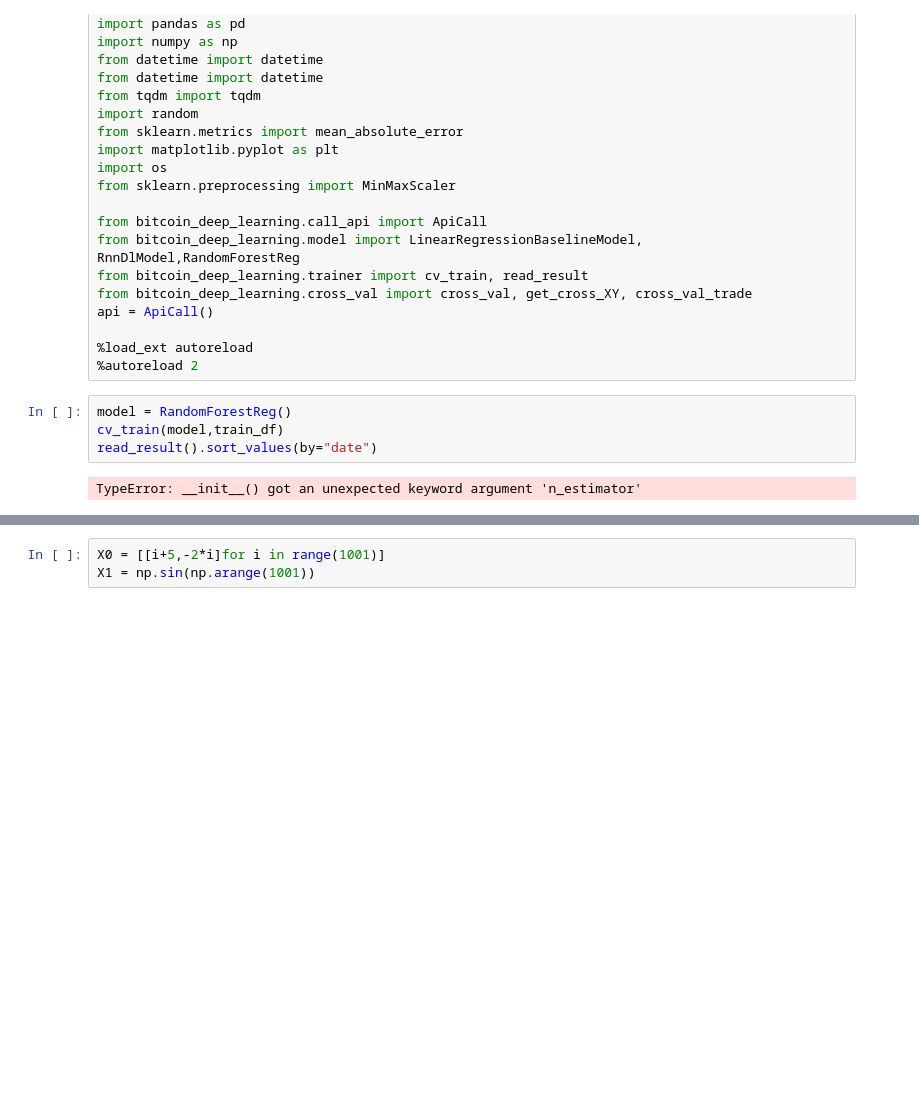
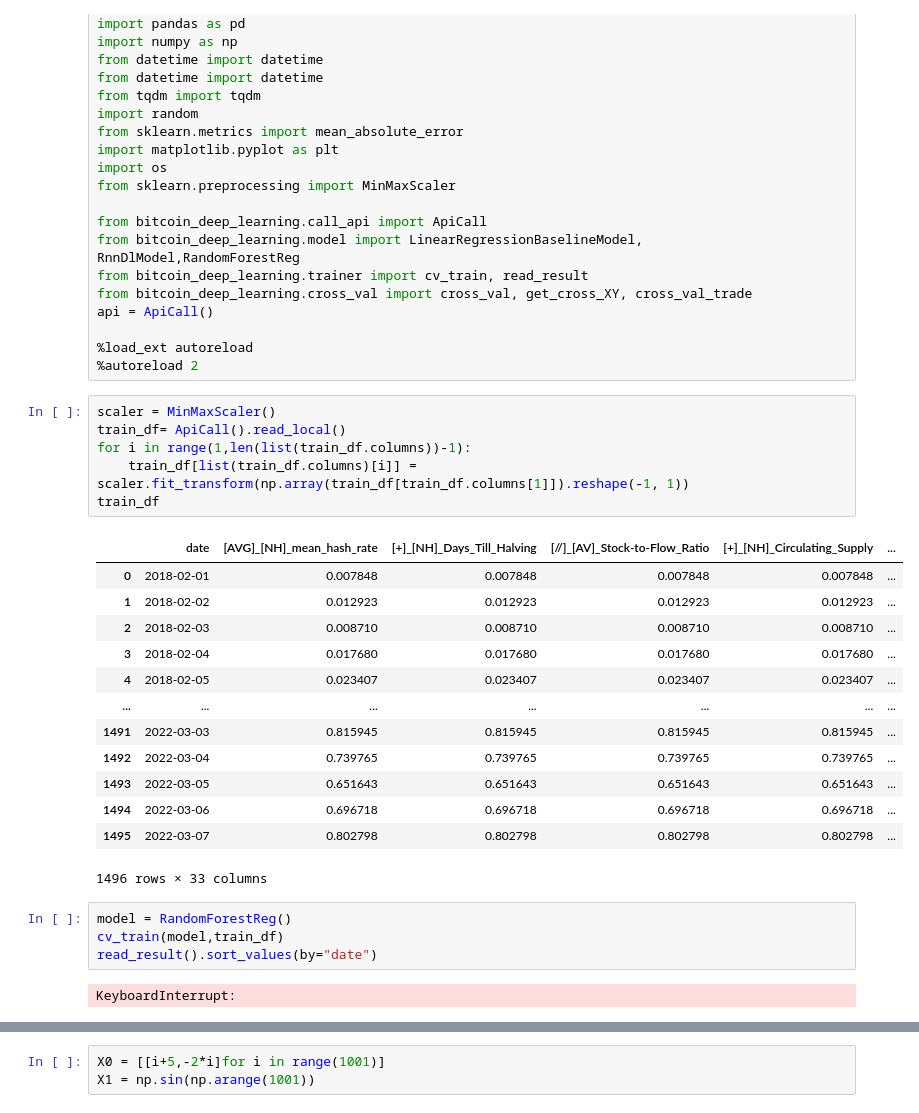
Before and after one commit to AlexandreLaizet/bitcoin_deep_learning, a Jupyter notebook: notebooks/Etienne.ipynb, the cells around one changed output, grey strips where cells are left out. Saved outputs shown, nothing was run; the diff lists cells and outputs as text; blank space fills up the shorter version.

```diff
--- a/notebooks/Etienne.ipynb
+++ b/notebooks/Etienne.ipynb
@@ -23,9 +23,29 @@ api = ApiCall()
 
 %load_ext autoreload
 %autoreload 2
+# %%
+scaler = MinMaxScaler()
+train_df= ApiCall().read_local()
+for i in range(1,len(list(train_df.columns))-1):
+    train_df[list(train_df.columns)[i]] = scaler.fit_transform(np.array(train_df[train_df.columns[1]]).reshape(-1, 1))
+train_df
+# %% [output]
+|  | date | [AVG]_[NH]_mean_hash_rate | [+]_[NH]_Days_Till_Halving | [//]_[AV]_Stock-to-Flow_Ratio | [+]_[NH]_Circulating_Supply | ... |
+| 0 | 2018-02-01 | 0.007848 | 0.007848 | 0.007848 | 0.007848 | ... |
+| 1 | 2018-02-02 | 0.012923 | 0.012923 | 0.012923 | 0.012923 | ... |
+| 2 | 2018-02-03 | 0.008710 | 0.008710 | 0.008710 | 0.008710 | ... |
+| 3 | 2018-02-04 | 0.017680 | 0.017680 | 0.017680 | 0.017680 | ... |
+| 4 | 2018-02-05 | 0.023407 | 0.023407 | 0.023407 | 0.023407 | ... |
+| ... | ... | ... | ... | ... | ... | ... |
+| 1491 | 2022-03-03 | 0.815945 | 0.815945 | 0.815945 | 0.815945 | ... |
+| 1492 | 2022-03-04 | 0.739765 | 0.739765 | 0.739765 | 0.739765 | ... |
+| 1493 | 2022-03-05 | 0.651643 | 0.651643 | 0.651643 | 0.651643 | ... |
+| 1494 | 2022-03-06 | 0.696718 | 0.696718 | 0.696718 | 0.696718 | ... |
+| 1495 | 2022-03-07 | 0.802798 | 0.802798 | 0.802798 | 0.802798 | ... |
+1496 rows × 33 columns
 # %%
 model = RandomForestReg()
 cv_train(model,train_df)
 read_result().sort_values(by="date")
 # %% [output]
-TypeError: __init__() got an unexpected keyword argument 'n_estimator'
+KeyboardInterrupt:
```
Also changed, not shown: parts of 2 cells of this notebook, 2 other files.
